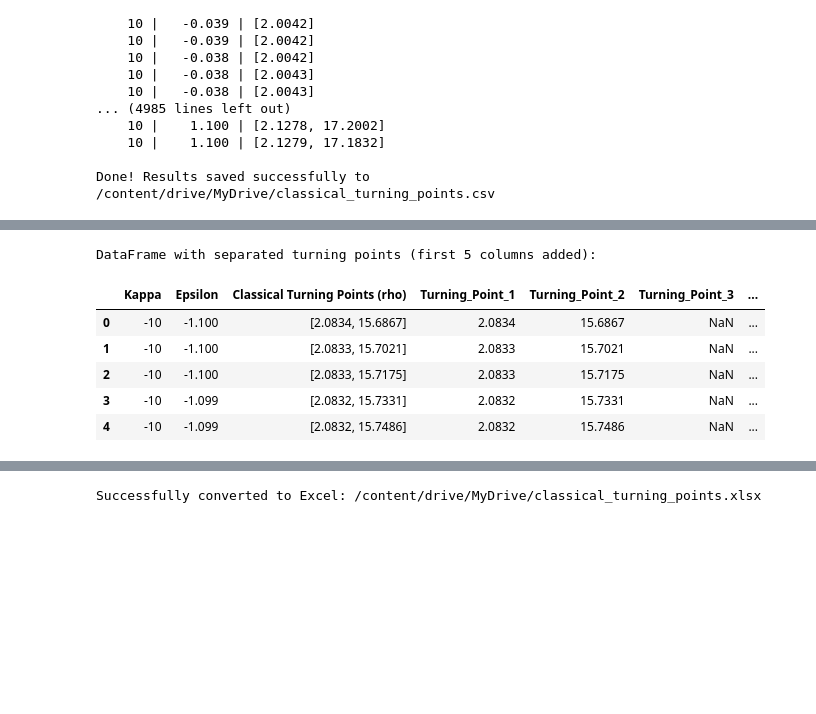
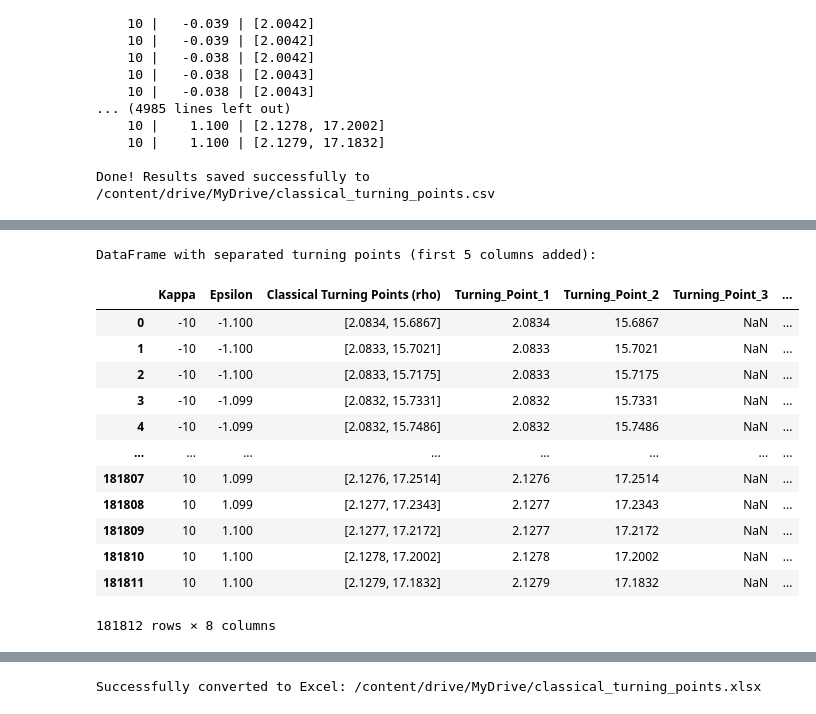
Before and after one commit to oszavla/Dirac-Schwarz, a Jupyter notebook: Potensial_Efektif_Schwarzschild.ipynb, the cells around one changed output, grey strips where cells are left out. Drawn from its saved outputs; the diff is of its cells as text; code cells hidden in the pictures; blank space fills up the shorter version.

```diff
--- a/Potensial_Efektif_Schwarzschild.ipynb
+++ b/Potensial_Efektif_Schwarzschild.ipynb
@@ -127,7 +127,7 @@ colors = cm.viridis(np.linspace(0, 1, len(kappas)))
 #colors_neg = cm.Blues(np.linspace(0.4, 1, len(kappas_neg))) if kappas_neg else []
 #colors_pos = cm.Oranges(np.linspace(0.4, 1, len(kappas_pos))) if kappas_pos else []
 # Define the radial grid (starts just outside the event horizon rho = 2*alpha')
-rho = np.linspace(0.0001 * alpha_prime, 42 * alpha_prime, 20000)
+rho = np.linspace(0.0001 * alpha_prime, 50 * alpha_prime, 20000)
 f = 1 - 2 * alpha_prime / rho   # Schwarzschild Metric
 
 # Dictionary to store all calculated roots for later display
@@ -211,13 +211,13 @@ for data in v_eff_approx_plot_data:
 
 ax_inset.axhline(epsilon, color='blue', linestyle='--', linewidth=1.0, alpha=0.7)
 ax_inset.axvline(2 * alpha_prime, color='gray', linestyle='--', linewidth=1.0)
-ax_inset.set_xlim(1.5 * alpha_prime, 40 * alpha_prime) # Zoomed x-limits
+ax_inset.set_xlim(1.5 * alpha_prime, 50 * alpha_prime) # Zoomed x-limits
 ax_inset.set_ylim(0.85, 1.06) # Zoomed y-limits
 ax_inset.tick_params(axis='both', which='major', labelsize=8)
 ax_inset.grid(True, linestyle=':', alpha=0.6) # Add a grid to the inset
 
 
-filename = os.path.join(save_dir, f'Effective_potential_Deltabeta_roots_{epsilon:.3f}.png')
+filename = os.path.join(save_dir, f'Effective_potential_{epsilon:.3f}.png')
 plt.savefig(filename, dpi=350)
 plt.show()
 # %% [output]
@@ -880,7 +1003,7 @@ for i, kappa in enumerate(kappas):
     ax1.set_xlim(rho.min(), rho.max())
     ax1.grid(True, linestyle='--', alpha=0.7)
     ax1.axhline(0, color='black', linewidth=0.8, linestyle=':')
-    ax1.axhline(epsilon, color='blue', linestyle='--', linewidth=1.5, label=rf' $ε = {epsilon}$', alpha=0.7)
+    ax1.axhline(epsilon, color='blue', linestyle='--', linewidth=1.5, label=rf' $\epsilon= {epsilon}$', alpha=0.7)
     ax1.axvline(2 * alpha_prime , color='gray', linestyle='--', linewidth=1.5)
     if kappa == kappas[0]: # Add legend only once for epsilon
       ax1.legend(loc='upper right')
@@ -893,7 +1016,7 @@ for i, kappa in enumerate(kappas):
     ax2.set_xlim(rho.min(), rho.max())
     ax2.grid(True, linestyle='--', alpha=0.7)
     ax2.axhline(0, color='black', linewidth=0.8, linestyle=':')
-    ax2.axhline(epsilon, color='blue', linestyle='--', linewidth=1.5, label=rf' $ε = {epsilon}$', alpha=0.7)
+    ax2.axhline(epsilon, color='blue', linestyle='--', linewidth=1.5, label=rf' $\epsilon = {epsilon}$', alpha=0.7)
     ax2.axvline(2 * alpha_prime , color='gray', linestyle='--', linewidth=1.5)
 
     plt.tight_layout(rect=[0, 0.03, 1, 0.95]) # Adjust layout to prevent suptitle overlap
@@ -1047,21 +1176,28 @@ memory usage: 4.4+ MB
 # %%
 # Find the maximum number of turning points in any list
 max_turning_points = df_turning_points['Classical Turning Points (rho)'].apply(len).max()
 
 # Create new columns by applying a lambda function that extracts elements from the list
 for i in range(max_turning_points):
     df_turning_points[f'Turning_Point_{i+1}'] = df_turning_points['Classical Turning Points (rho)'].apply(lambda x: x[i] if len(x) > i else np.nan)
 
 # Optionally, drop the original list column if it's no longer needed
 # df_turning_points = df_turning_points.drop(columns=['Classical Turning Points (rho)'])
 
 print(f"DataFrame with separated turning points (first {max_turning_points} columns added):")
-display(df_turning_points.head())
+display(df_turning_points)
 # %% [output]
 DataFrame with separated turning points (first 5 columns added):
 |  | Kappa | Epsilon | Classical Turning Points (rho) | Turning_Point_1 | Turning_Point_2 | Turning_Point_3 | ... |
 | 0 | -10 | -1.100 | [2.0834, 15.6867] | 2.0834 | 15.6867 | NaN | ... |
 | 1 | -10 | -1.100 | [2.0833, 15.7021] | 2.0833 | 15.7021 | NaN | ... |
 | 2 | -10 | -1.100 | [2.0833, 15.7175] | 2.0833 | 15.7175 | NaN | ... |
 | 3 | -10 | -1.099 | [2.0832, 15.7331] | 2.0832 | 15.7331 | NaN | ... |
 | 4 | -10 | -1.099 | [2.0832, 15.7486] | 2.0832 | 15.7486 | NaN | ... |
+| ... | ... | ... | ... | ... | ... | ... | ... |
+| 181807 | 10 | 1.099 | [2.1276, 17.2514] | 2.1276 | 17.2514 | NaN | ... |
+| 181808 | 10 | 1.099 | [2.1277, 17.2343] | 2.1277 | 17.2343 | NaN | ... |
+| 181809 | 10 | 1.100 | [2.1277, 17.2172] | 2.1277 | 17.2172 | NaN | ... |
+| 181810 | 10 | 1.100 | [2.1278, 17.2002] | 2.1278 | 17.2002 | NaN | ... |
+| 181811 | 10 | 1.100 | [2.1279, 17.1832] | 2.1279 | 17.1832 | NaN | ... |
+181812 rows × 8 columns
```
Also changed, not shown: parts of 16 cells of this notebook.
